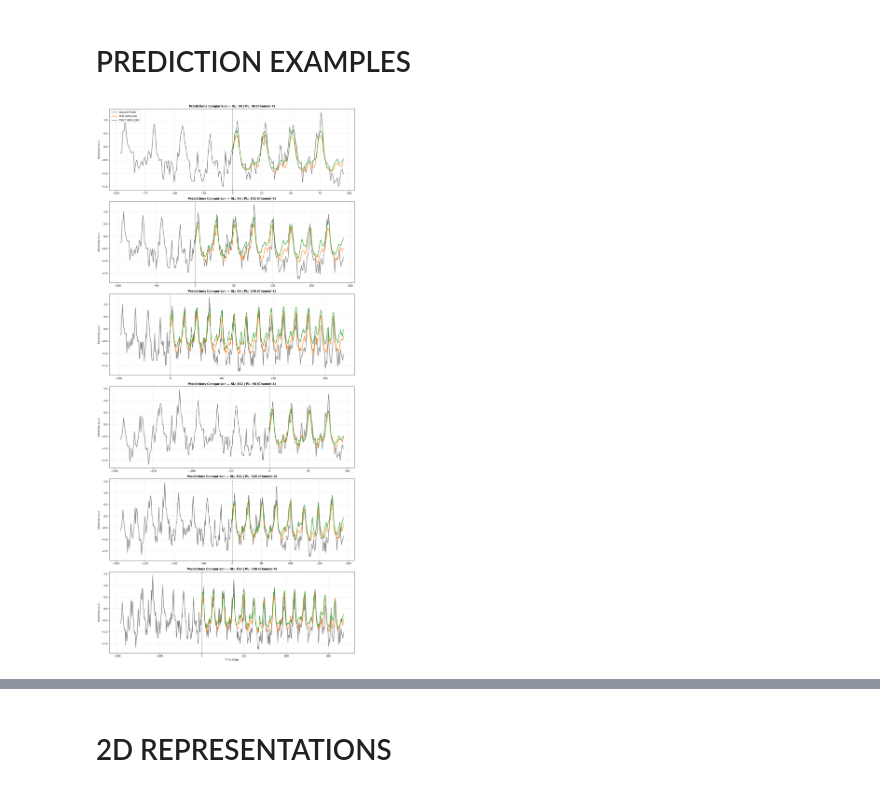
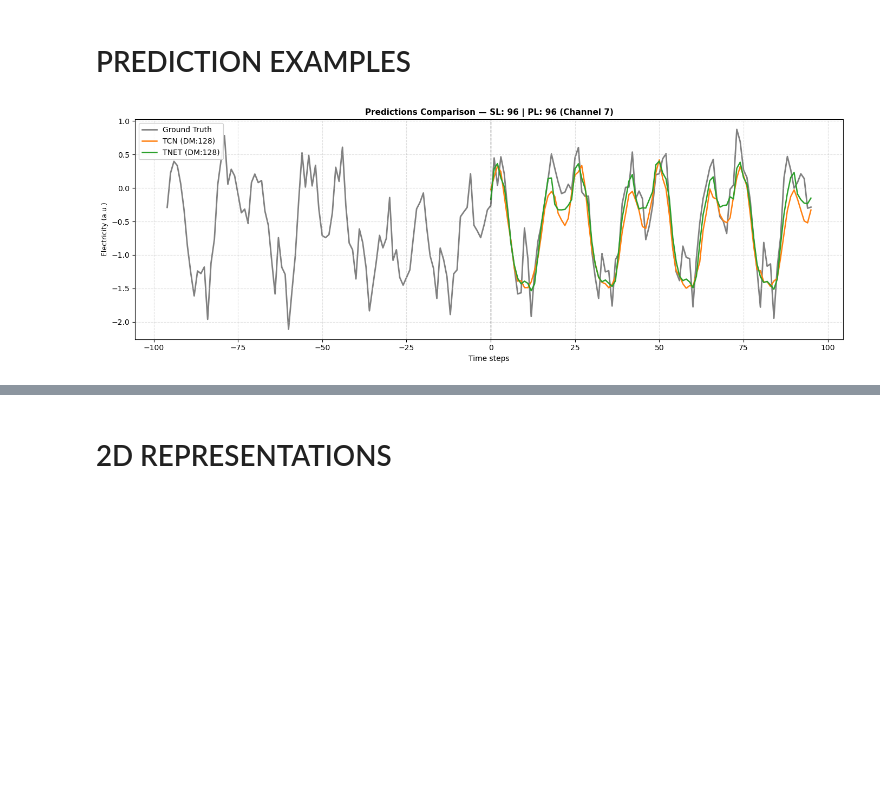
Before and after one commit to seccobenedetto/Electricity_consumption_forecasting_with_TimesNet, a Jupyter notebook: Result_visualization.ipynb, the cells around one changed output, grey strips where cells are left out. Saved outputs shown, nothing was run; the diff lists cells and outputs as text; code cells hidden in the pictures; blank space fills up the shorter version.

```diff
--- a/Result_visualization.ipynb
+++ b/Result_visualization.ipynb
@@ -66,7 +66,7 @@ def plot_losses_all(
 
     ax.plot(epochs, loss_data["train_loss"], label="Train Loss", marker="o")
     ax.plot(epochs, loss_data["val_loss"], label="Validation Loss", marker="s")
-    ax.plot(epochs, loss_data["test_loss"], label="Test Loss", marker="^")
+    #ax.plot(epochs, loss_data["test_loss"], label="Test Loss", marker="^")
 
     ax.set_title(title, fontsize=12, fontweight="bold")
 
@@ -612,10 +703,10 @@ plt.show()
 # plot_prediction(inputs, trues, preds,save_path, save=False, channel=5, sample_idx=0)
 # %%
 # --- Setup parameters ---
-seq_lengths = [96, 192]
-pred_lengths = [96, 192, 336]
+seq_lengths = [96]
+pred_lengths = [96]
 d_models = [128]
-channel = 4
+channel = 7
 sample_idx = 0
 models = [("TCN", "TCN"), ("TimesNet", "TNET")]
 
@@ -694,32 +785,32 @@ for r, (sl, pl) in enumerate(param_pairs):
 
         except FileNotFoundError:
             print(
                 f"Missing checkpoint: {model_folder}_sl{sl}_pl{pl}_dm{dm}_el2_tk5"
             )
 
     # Vertical split line at prediction start
     ax.axvline(x=0, color="black", linestyle="--", linewidth=1, alpha=0.5)
 
     # Style each row subplot
     ax.set_title(
         f"Predictions Comparison — SL: {sl} | PL: {pl} (Channel {channel})",
         fontsize=11,
         fontweight="bold",
     )
     ax.set_ylabel("Electricity (a.u.)", fontsize=9)
     ax.grid(True, linestyle="--", alpha=0.4)
 
     if is_last_plot:
         ax.set_xlabel("Time steps", fontsize=10)
 
     # Show legend only on the first row plot
     if is_first_plot:
         ax.legend(
             loc="upper left", frameon=True, facecolor="white", framealpha=0.9
         )
 
 plt.tight_layout()
-plt.savefig("all_predictions_comparison.png", bbox_inches="tight", dpi=300)
+#plt.savefig("./results/all_predictions_comparison.png", bbox_inches="tight", dpi=300)
 plt.show()
 # %% [output]
-[figure, old version]
+[figure, new version]
```
Also changed, not shown: parts of 9 cells of this notebook, 15 other files.
